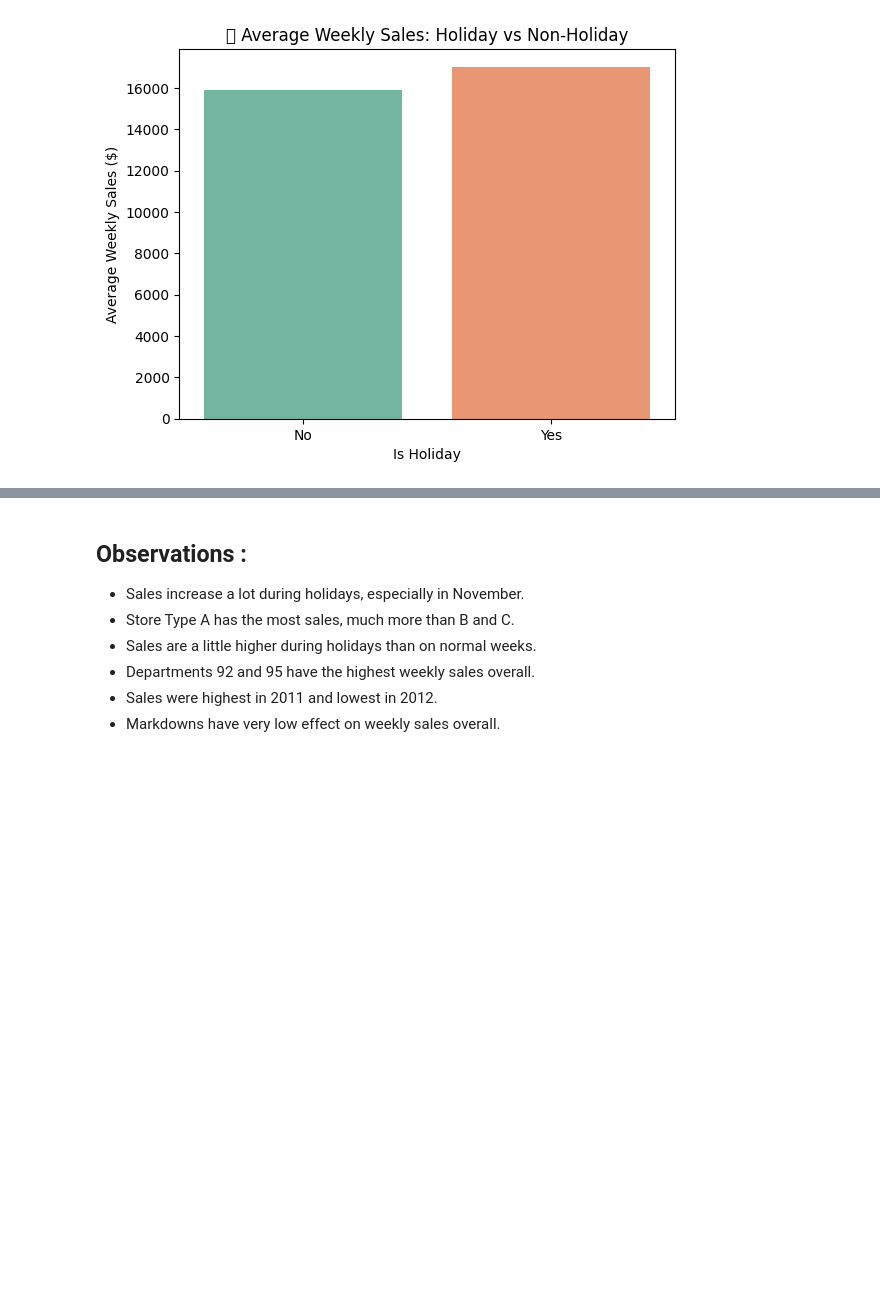
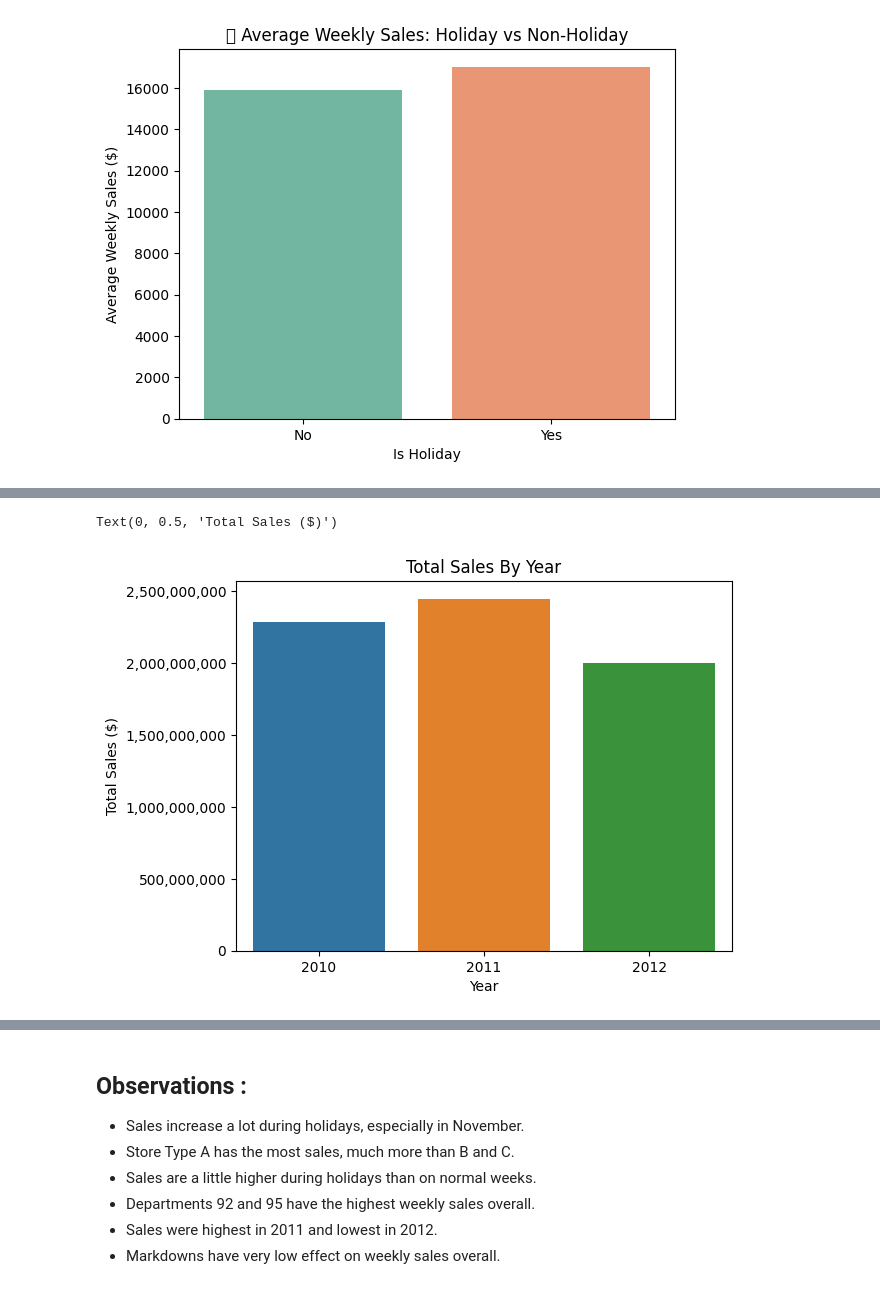
Before and after one commit to biswajeet080401/Retail-Sales-Analysis, a Jupyter notebook: Retail Sales Analysis.ipynb, the cells around one changed output, grey strips where cells are left out. Saved outputs shown, nothing was run; the diff lists cells and outputs as text; code cells hidden in the pictures; blank space fills up the shorter version.

```diff
--- a/Retail Sales Analysis.ipynb
+++ b/Retail Sales Analysis.ipynb
@@ -588,12 +597,16 @@ plt.ylabel("Total Weekly Sales($)")
 # %%
 # Sales by Year
+yearly_sales=final_df.groupby('Year')['Weekly_Sales'].sum().reset_index()
 plt.figure()
 sns.barplot(data=yearly_sales,x='Year',y='Weekly_Sales')
 plt.gca().yaxis.set_major_formatter(mtick.StrMethodFormatter('{x:,.0f}'))
 
 plt.title("Total Sales By Year")
 plt.xlabel("Year")
 plt.ylabel("Total Sales ($)")
+# %% [output]
+Text(0, 0.5, 'Total Sales ($)')
+[figure, added]
 # %%
 # MarkDown Correlation
 markdown_corr = final_df[['Weekly_Sales', 'MarkDown1', 'MarkDown2', 'MarkDown3', 'MarkDown4', 'MarkDown5']].corr()
```
Also changed, not shown: parts of 6 cells of this notebook.
